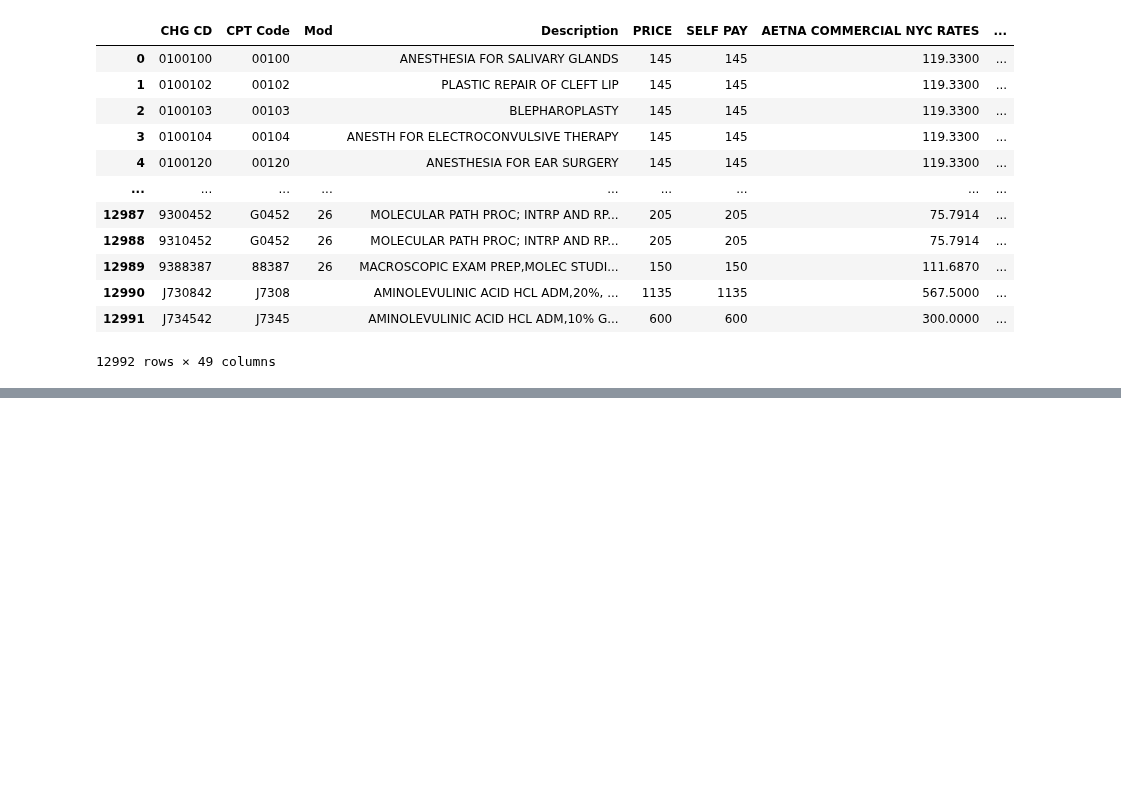
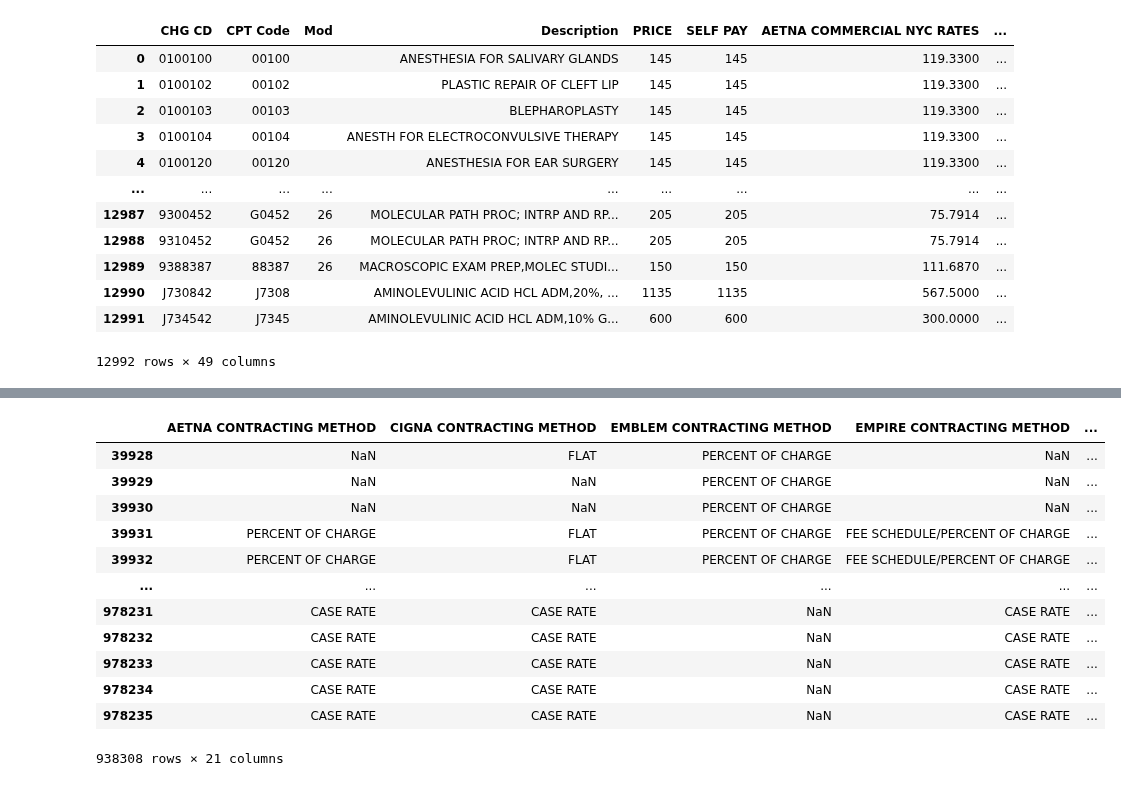
Before and after one commit to rl1987/dolthub-bounty-transparency-in-pricing, a Jupyter notebook: MSKCC.ipynb, the cells around one changed output, grey strips where cells are left out. Drawn from its saved outputs; the diff is of its cells as text; code cells hidden in the pictures; blank space fills up the shorter version.

```diff
--- a/MSKCC.ipynb
+++ b/MSKCC.ipynb
@@ -150,0 +262,15 @@ Index(['CHG CD', 'CPT Code', 'Mod', 'Description', 'PRICE', 'SELF PAY',
+# %%
+def payer_name_to_rate_category(payer_name):
+    if payer_name.startswith("MAX"):
+        return 'max'
+    elif payer_name.startswith("MIN"):
+        return 'min'
+    elif payer_name == "PRICE":
+        return 'gross'
+    elif payer_name == "SELF PAY":
+        return 'cash'
+
+    return 'negotiated'
+
+df_mid['rate_category'] = df_mid['payer_name'].apply(payer_name_to_rate_category)
+df_mid[['payer_name', 'rate_category']].value_counts()
@@ -150,0 +295,56 @@ Index(['CHG CD', 'CPT Code', 'Mod', 'Description', 'PRICE', 'SELF PAY',
+# %%
+df_mid['contracting_method'] = None
+df_mid['additional_payer_specific_notes'] = None
+
+def set_contracting_method(row):
+    if row.get('rate_category') != "negotiated":
+        return row
+
+    method_by_payer = dict()
+
+    for col_name in dict(row).keys():
+        value = row[col_name]
+        if type(value) != str:
+            continue
+
+        if 'CONTRACTING METHOD' in col_name:
+            payer = col_name.replace("CONTRACTING METHOD", "")
+            method_by_payer[payer] = value
+
+    payer_name = row.get('payer_name')
+
+    for payer in method_by_payer.keys():
+        if not payer in payer_name:
+            continue
+
+        method = method_by_payer[payer]
+        if method == 'FEE SCHEDULE':
+            row['contracting_method'] = 'fee schedule'
+        elif method == 'PERCENT OF CHARGE':
+            row['contracting_method'] = 'percent of total billed charge'
+        elif method == 'CASE RATE':
+            row['contracting_method'] = 'case rate'
+        elif method == 'PER DIEM':
+            row['contracting_method'] = 'per diem'
+        else:
+            row['contracting_method'] = 'other'
+            row['additional_payer_specific_notes'] = method
+
+    return row
+
+df_mid = df_mid.apply(set_contracting_method, axis=1)
+df_mid[df_mid['rate_category'] == 'negotiated']
+# %% [output]
+|  | AETNA CONTRACTING METHOD | CIGNA CONTRACTING METHOD | EMBLEM CONTRACTING METHOD | EMPIRE CONTRACTING METHOD | ... |
+| 39928 | NaN | FLAT | PERCENT OF CHARGE | NaN | ... |
+| 39929 | NaN | NaN | PERCENT OF CHARGE | NaN | ... |
+| 39930 | NaN | NaN | PERCENT OF CHARGE | NaN | ... |
+| 39931 | PERCENT OF CHARGE | FLAT | PERCENT OF CHARGE | FEE SCHEDULE/PERCENT OF CHARGE | ... |
+| 39932 | PERCENT OF CHARGE | FLAT | PERCENT OF CHARGE | FEE SCHEDULE/PERCENT OF CHARGE | ... |
+| ... | ... | ... | ... | ... | ... |
+| 978231 | CASE RATE | CASE RATE | NaN | CASE RATE | ... |
+| 978232 | CASE RATE | CASE RATE | NaN | CASE RATE | ... |
+| 978233 | CASE RATE | CASE RATE | NaN | CASE RATE | ... |
+| 978234 | CASE RATE | CASE RATE | NaN | CASE RATE | ... |
+| 978235 | CASE RATE | CASE RATE | NaN | CASE RATE | ... |
+938308 rows × 21 columns
```
Also changed, not shown: parts of 19 cells of this notebook.
